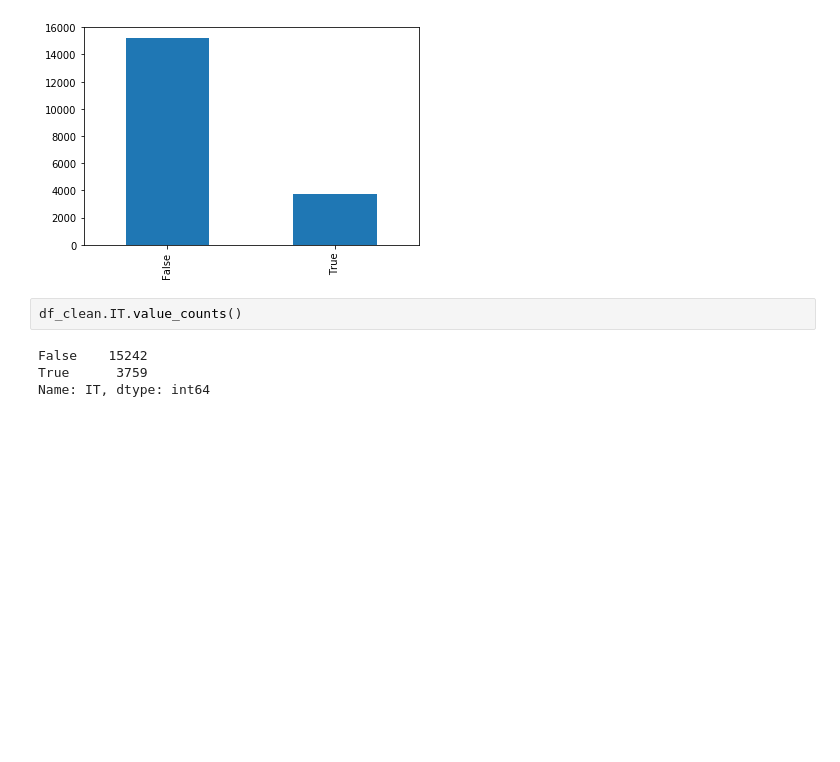
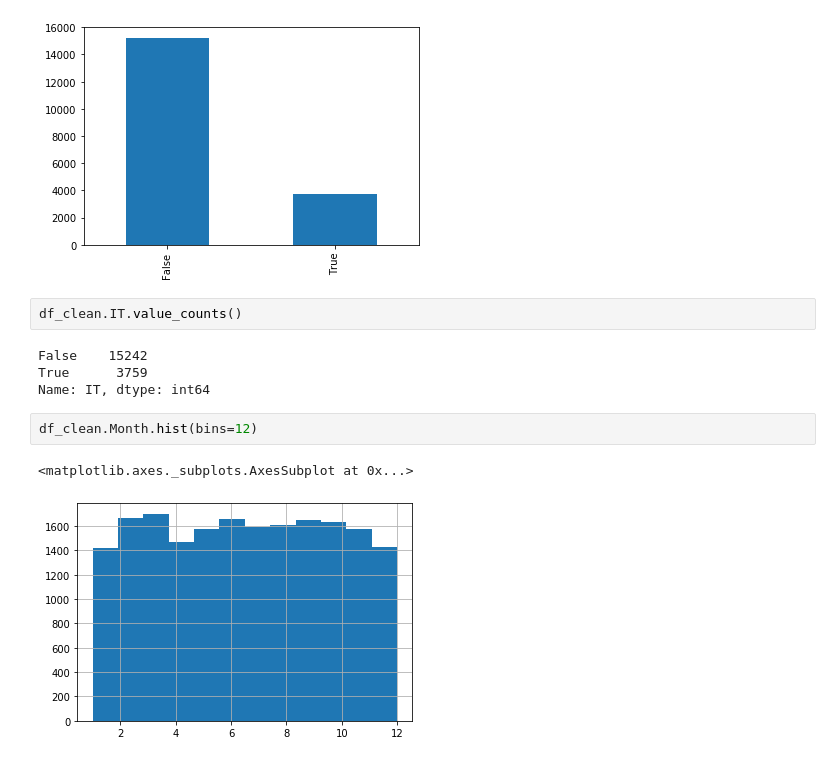
Before and after one commit to lizvqz/armenian_job_postings, a Jupyter notebook: Armenian Job Postings.ipynb, the cells around one changed output. Drawn from its saved outputs; the diff is of its cells as text; blank space fills up the shorter version.

Commit message:
feat: add histogram of month series

```diff
--- a/Armenian Job Postings.ipynb
+++ b/Armenian Job Postings.ipynb
@@ -236,3 +236,8 @@ df_clean.IT.value_counts()
 False    15242
 True      3759
 Name: IT, dtype: int64
+# %%
+df_clean.Month.hist(bins=12)
+# %% [output]
+<matplotlib.axes._subplots.AxesSubplot at 0x...>
+[figure, added]
```
Also changed, not shown: parts of 2 cells of this notebook.
